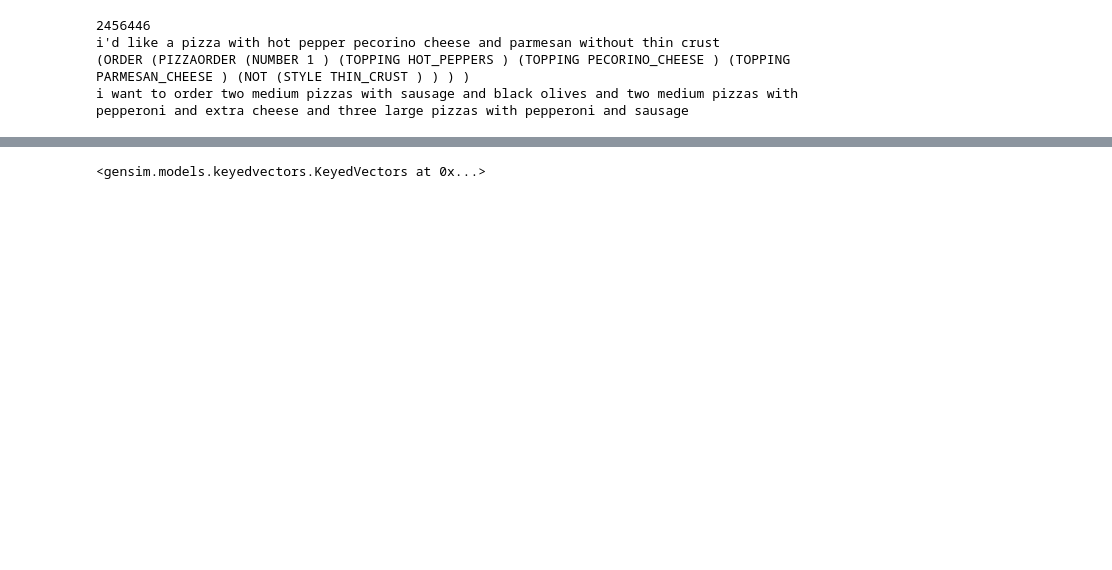
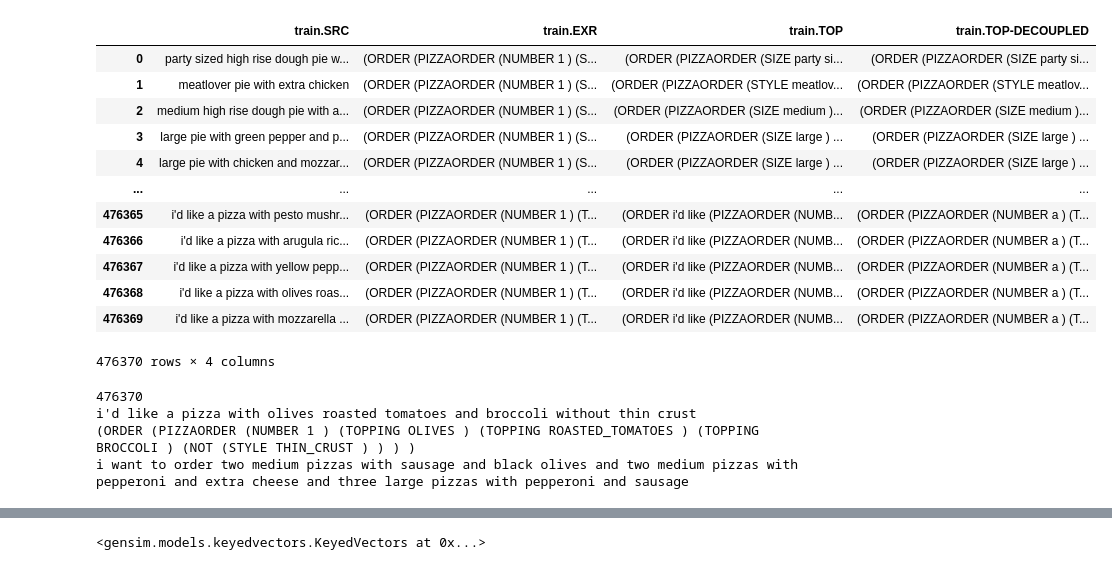
Before and after one commit to IbraheimTarek/NER-Project, a Jupyter notebook: notebooks/Bilstm_model.ipynb, the cells around one changed output, grey strips where cells are left out. Saved outputs shown, nothing was run; the diff lists cells and outputs as text; code cells hidden in the pictures; blank space fills up the shorter version.

```diff
--- a/notebooks/Bilstm_model.ipynb
+++ b/notebooks/Bilstm_model.ipynb
@@ -97,0 +47,18 @@ Processed 2450000 records so far...
+# %%
+import pandas as pd
+train_path = '../dataset/PIZZA_train.json'
+test_path = '../dataset/PIZZA_dev.json'
+df = pd.read_json(train_path, lines=True)
+dev = pd.read_json(test_path, lines=True)
+# %%
+# Get counts of each unique value in 'train.EXR'
+value_counts = df['train.EXR'].value_counts()
+
+# Filter for unique values (occurrence count == 1)
+unique_values = value_counts[value_counts == 1].index
+
+# Subset the DataFrame for rows with unique values
+unique_related_dataset = df[df['train.EXR'].isin(unique_values)].reset_index(drop=True)
+
+# Describe the resulting dataset
+unique_related_dataset.describe()
@@ -98,15 +71,31 @@ Processed 2450000 records so far...
+# %%
+unique_related_dataset
+# %% [output]
+|  | train.SRC | train.EXR | train.TOP | train.TOP-DECOUPLED |
+| 0 | party sized high rise dough pie w... | (ORDER (PIZZAORDER (NUMBER 1 ) (S... | (ORDER (PIZZAORDER (SIZE party si... | (ORDER (PIZZAORDER (SIZE party si... |
+| 1 | meatlover pie with extra chicken | (ORDER (PIZZAORDER (NUMBER 1 ) (S... | (ORDER (PIZZAORDER (STYLE meatlov... | (ORDER (PIZZAORDER (STYLE meatlov... |
+| 2 | medium high rise dough pie with a... | (ORDER (PIZZAORDER (NUMBER 1 ) (S... | (ORDER (PIZZAORDER (SIZE medium )... | (ORDER (PIZZAORDER (SIZE medium )... |
+| 3 | large pie with green pepper and p... | (ORDER (PIZZAORDER (NUMBER 1 ) (S... | (ORDER (PIZZAORDER (SIZE large ) ... | (ORDER (PIZZAORDER (SIZE large ) ... |
+| 4 | large pie with chicken and mozzar... | (ORDER (PIZZAORDER (NUMBER 1 ) (S... | (ORDER (PIZZAORDER (SIZE large ) ... | (ORDER (PIZZAORDER (SIZE large ) ... |
+| ... | ... | ... | ... | ... |
+| 476365 | i'd like a pizza with pesto mushr... | (ORDER (PIZZAORDER (NUMBER 1 ) (T... | (ORDER i'd like (PIZZAORDER (NUMB... | (ORDER (PIZZAORDER (NUMBER a ) (T... |
+| 476366 | i'd like a pizza with arugula ric... | (ORDER (PIZZAORDER (NUMBER 1 ) (T... | (ORDER i'd like (PIZZAORDER (NUMB... | (ORDER (PIZZAORDER (NUMBER a ) (T... |
+| 476367 | i'd like a pizza with yellow pepp... | (ORDER (PIZZAORDER (NUMBER 1 ) (T... | (ORDER i'd like (PIZZAORDER (NUMB... | (ORDER (PIZZAORDER (NUMBER a ) (T... |
+| 476368 | i'd like a pizza with olives roas... | (ORDER (PIZZAORDER (NUMBER 1 ) (T... | (ORDER i'd like (PIZZAORDER (NUMB... | (ORDER (PIZZAORDER (NUMBER a ) (T... |
+| 476369 | i'd like a pizza with mozzarella ... | (ORDER (PIZZAORDER (NUMBER 1 ) (T... | (ORDER i'd like (PIZZAORDER (NUMB... | (ORDER (PIZZAORDER (NUMBER a ) (T... |
+476370 rows × 4 columns
 # %%
-X_train = df['train.SRC']
-y_train = df['train.EXR']
+X_train = unique_related_dataset['train.SRC']
+y_train = unique_related_dataset['train.EXR']
 X_test = dev['dev.SRC']
 y_test = dev['dev.EXR']
-print(len(df))
-print(X_train[2456445])
-print(y_train[2456445])
+print(len(unique_related_dataset))
+print(X_train[476368])
+print(y_train[476368])
 print(dev['dev.SRC'][0])
 # %% [output]
-2456446
-i'd like a pizza with hot pepper pecorino cheese and parmesan without thin crust
-(ORDER (PIZZAORDER (NUMBER 1 ) (TOPPING HOT_PEPPERS ) (TOPPING PECORINO_CHEESE ) (TOPPING PARMESAN_CHEESE ) (NOT (STYLE THIN_CRUST ) ) ) )
+476370
+i'd like a pizza with olives roasted tomatoes and broccoli without thin crust
+(ORDER (PIZZAORDER (NUMBER 1 ) (TOPPING OLIVES ) (TOPPING ROASTED_TOMATOES ) (TOPPING BROCCOLI ) (NOT (STYLE THIN_CRUST ) ) ) )
 i want to order two medium pizzas with sausage and black olives and two medium pizzas with pepperoni and extra cheese and three large pizzas with pepperoni and sausage
 # %%
```
Also changed, not shown: parts of 17 cells of this notebook, 2 other files.
